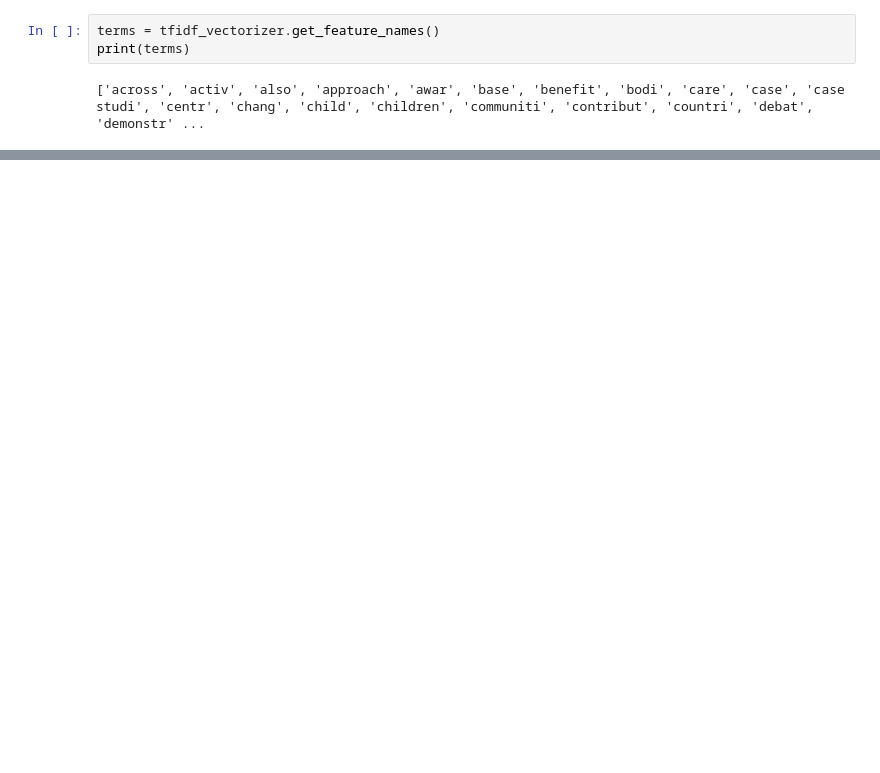
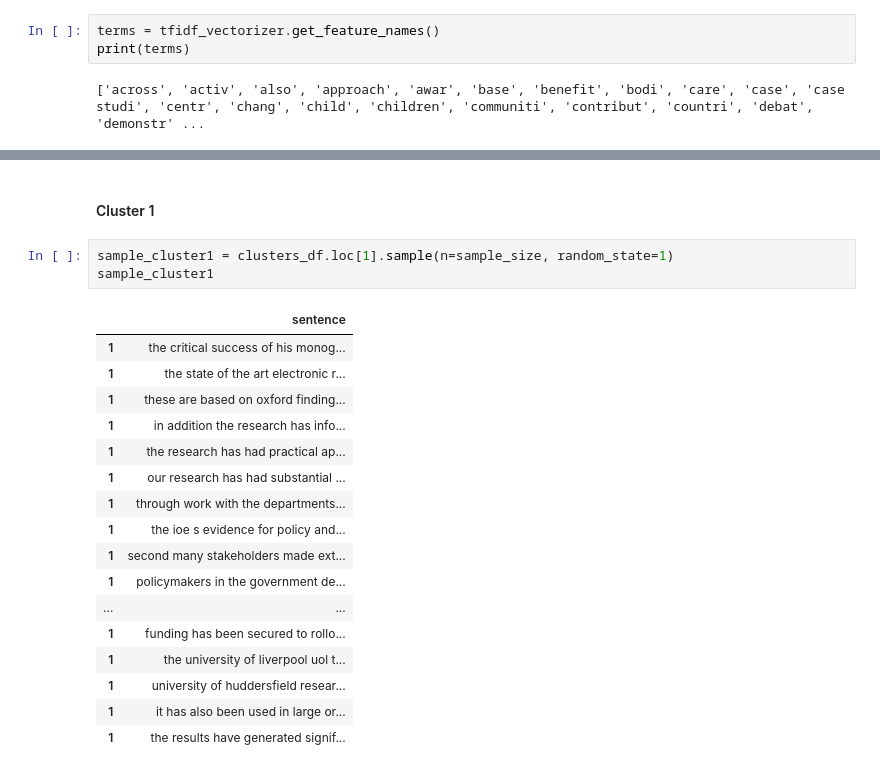
Before and after one commit to joausaga/impact-classifier, a Jupyter notebook: social_impact_data_generator.ipynb, the cells around one changed output, grey strips where cells are left out. Cells and saved outputs as stored; diff of their text form; blank space fills up the shorter version.

```diff
--- a/social_impact_data_generator.ipynb
+++ b/social_impact_data_generator.ipynb
@@ -297,0 +334,23 @@ Cluster 1 words: research, development, policy, impact, uk, used,
+# %% [markdown]
+#### Cluster 1
+# %%
+sample_cluster1 = clusters_df.loc[1].sample(n=sample_size, random_state=1)
+sample_cluster1
+# %% [output]
+|  | sentence |
+| 1 | the critical success of his monog... |
+| 1 | the state of the art electronic r... |
+| 1 | these are based on oxford finding... |
+| 1 | in addition the research has info... |
+| 1 | the research has had practical ap... |
+| 1 | our research has had substantial ... |
+| 1 | through work with the departments... |
+| 1 | the ioe s evidence for policy and... |
+| 1 | second many stakeholders made ext... |
+| 1 | policymakers in the government de... |
+| ... | ... |
+| 1 | funding has been secured to rollo... |
+| 1 | the university of liverpool uol t... |
+| 1 | university of huddersfield resear... |
+| 1 | it has also been used in large or... |
+| 1 | the results have generated signif... |
```
Also changed, not shown: parts of 21 cells of this notebook, 1 other file.
